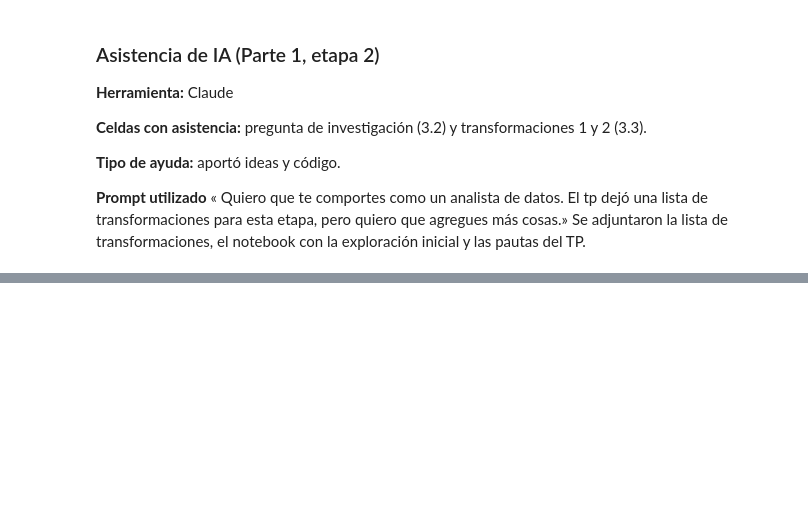
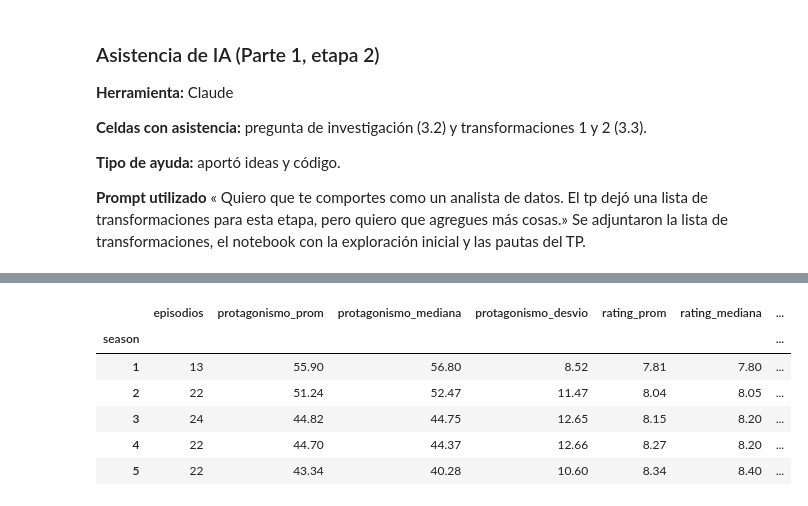
Before and after one commit to enedenao/tp_labo, a Jupyter notebook: notebook.ipynb, the cells around one changed output, grey strips where cells are left out. Cells and saved outputs as stored; diff of their text form; code cells hidden in the pictures; blank space fills up the shorter version.

```diff
--- a/notebook.ipynb
+++ b/notebook.ipynb
@@ -534,18 +551,31 @@ Total 4 principales: 46.8 %
 # %%
-resumen_decada = base.groupby("decada").agg(
+agregados = dict(
     episodios=("id", "count"),
     protagonismo_prom=("pct_principales", "mean"),
     protagonismo_mediana=("pct_principales", "median"),
     protagonismo_desvio=("pct_principales", "std"),
     rating_prom=("imdb_rating", "mean"),
     rating_mediana=("imdb_rating", "median"),
     rating_desvio=("imdb_rating", "std"),
-).round(2)
+)
+
+resumen_decada = base.groupby("decada").agg(**agregados).loc[orden_decadas].round(2)
 display(resumen_decada)
+
+# Misma idea, temporada por temporada (para el gráfico de líneas)
+resumen_temporada = base.groupby("season").agg(**agregados).round(2)
+display(resumen_temporada.head())
 # %% [output]
 |  | episodios | protagonismo_prom | protagonismo_mediana | protagonismo_desvio | rating_prom | rating_mediana | ... |
 | decada |  |  |  |  |  |  | ... |
 | 1989-1999 | 235 | 47.14 | 48.20 | 13.52 | 8.07 | 8.1 | ... |
 | 2000-2009 | 211 | 47.25 | 47.77 | 12.19 | 7.05 | 7.1 | ... |
 | 2010-2016 | 118 | 45.82 | 47.05 | 13.19 | 6.79 | 6.9 | ... |
+|  | episodios | protagonismo_prom | protagonismo_mediana | protagonismo_desvio | rating_prom | rating_mediana | ... |
+| season |  |  |  |  |  |  | ... |
+| 1 | 13 | 55.90 | 56.80 | 8.52 | 7.81 | 7.80 | ... |
+| 2 | 22 | 51.24 | 52.47 | 11.47 | 8.04 | 8.05 | ... |
+| 3 | 24 | 44.82 | 44.75 | 12.65 | 8.15 | 8.20 | ... |
+| 4 | 22 | 44.70 | 44.37 | 12.66 | 8.27 | 8.20 | ... |
+| 5 | 22 | 43.34 | 40.28 | 10.60 | 8.34 | 8.40 | ... |
 # %% [markdown]
```
Also changed, not shown: parts of 25 cells of this notebook.
